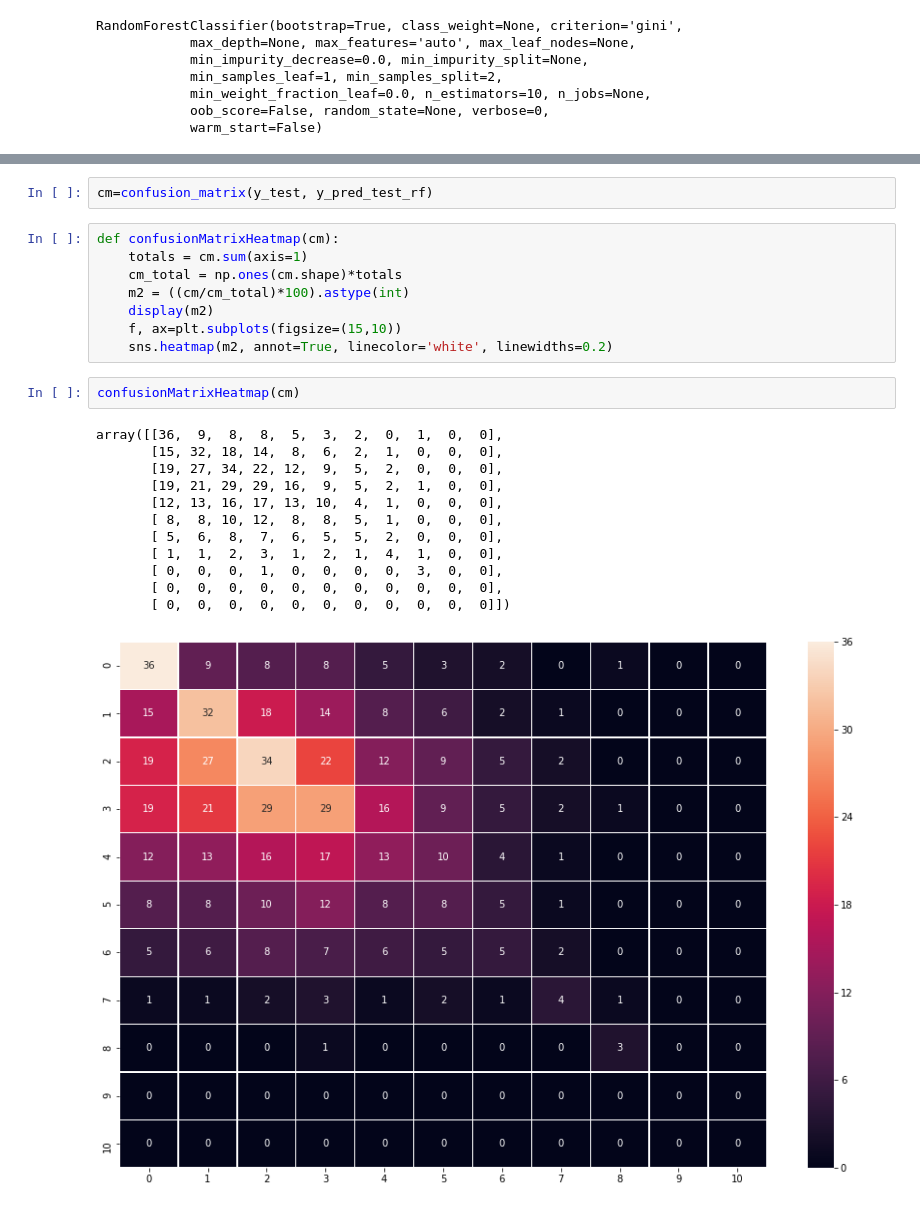
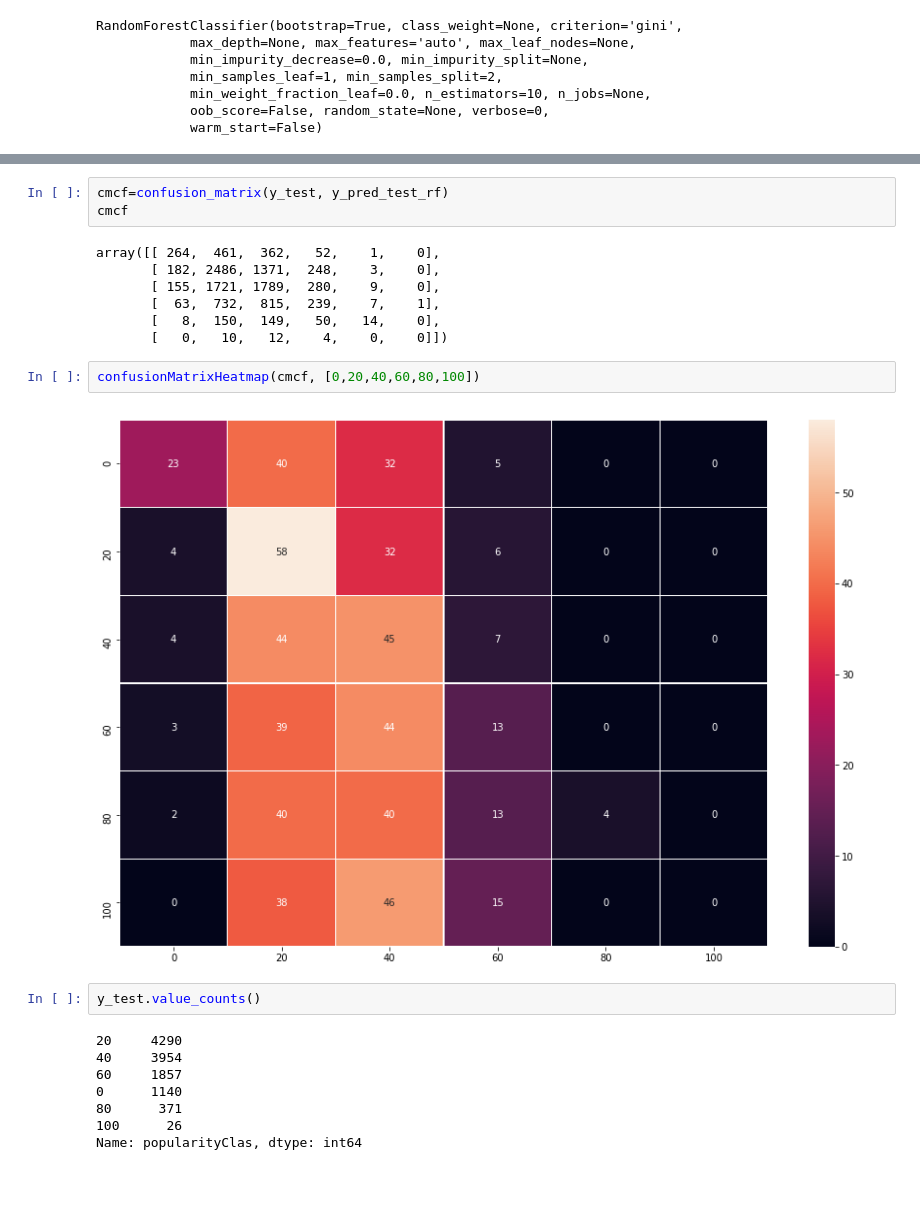
Before and after one commit to AlbertoCastellanos/Ironhack_Data_FinalProject, a Jupyter notebook: main.ipynb, the cells around one changed output, grey strips where cells are left out. Cells and saved outputs as stored; diff of their text form; blank space fills up the shorter version.

```diff
--- a/main.ipynb
+++ b/main.ipynb
@@ -518,25 +542,24 @@ display(len(set(y_pred_test_rf)))
 # %%
-cm=confusion_matrix(y_test, y_pred_test_rf)
+cmcf=confusion_matrix(y_test, y_pred_test_rf)
+cmcf
+# %% [output]
+array([[ 264,  461,  362,   52,    1,    0],
+       [ 182, 2486, 1371,  248,    3,    0],
+       [ 155, 1721, 1789,  280,    9,    0],
+       [  63,  732,  815,  239,    7,    1],
+       [   8,  150,  149,   50,   14,    0],
+       [   0,   10,   12,    4,    0,    0]])
-# %%
-def confusionMatrixHeatmap(cm):
-    totals = cm.sum(axis=1)
-    cm_total = np.ones(cm.shape)*totals
-    m2 = ((cm/cm_total)*100).astype(int)
-    display(m2)
-    f, ax=plt.subplots(figsize=(15,10))
-    sns.heatmap(m2, annot=True, linecolor='white', linewidths=0.2)
-# %%
-confusionMatrixHeatmap(cm)
-# %% [output]
-array([[36,  9,  8,  8,  5,  3,  2,  0,  1,  0,  0],
-       [15, 32, 18, 14,  8,  6,  2,  1,  0,  0,  0],
-       [19, 27, 34, 22, 12,  9,  5,  2,  0,  0,  0],
-       [19, 21, 29, 29, 16,  9,  5,  2,  1,  0,  0],
-       [12, 13, 16, 17, 13, 10,  4,  1,  0,  0,  0],
-       [ 8,  8, 10, 12,  8,  8,  5,  1,  0,  0,  0],
-       [ 5,  6,  8,  7,  6,  5,  5,  2,  0,  0,  0],
-       [ 1,  1,  2,  3,  1,  2,  1,  4,  1,  0,  0],
-       [ 0,  0,  0,  1,  0,  0,  0,  0,  3,  0,  0],
-       [ 0,  0,  0,  0,  0,  0,  0,  0,  0,  0,  0],
-       [ 0,  0,  0,  0,  0,  0,  0,  0,  0,  0,  0]])
-[figure, removed]
+# %%
+confusionMatrixHeatmap(cmcf, [0,20,40,60,80,100])
+# %% [output]
+[figure, added]
+# %%
+y_test.value_counts()
+# %% [output]
+20     4290
+40     3954
+60     1857
+0      1140
+80      371
+100      26
+Name: popularityClas, dtype: int64
```
Also changed, not shown: parts of 11 cells of this notebook.
